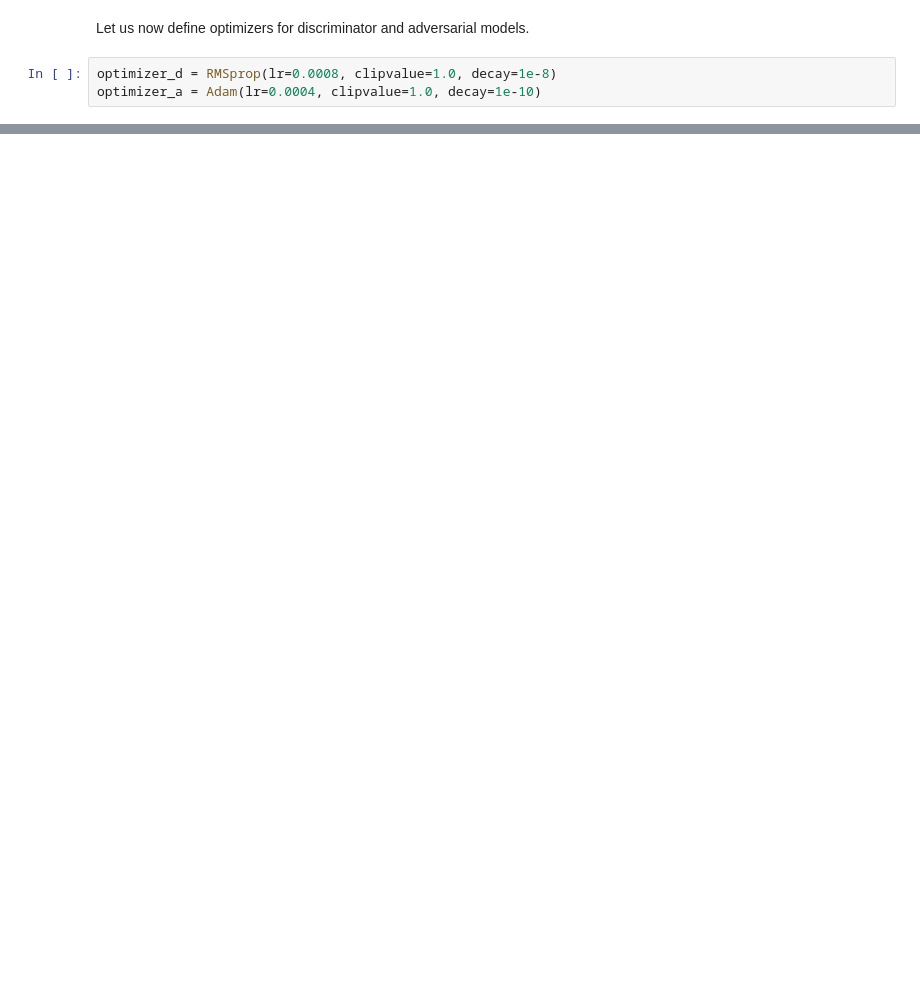
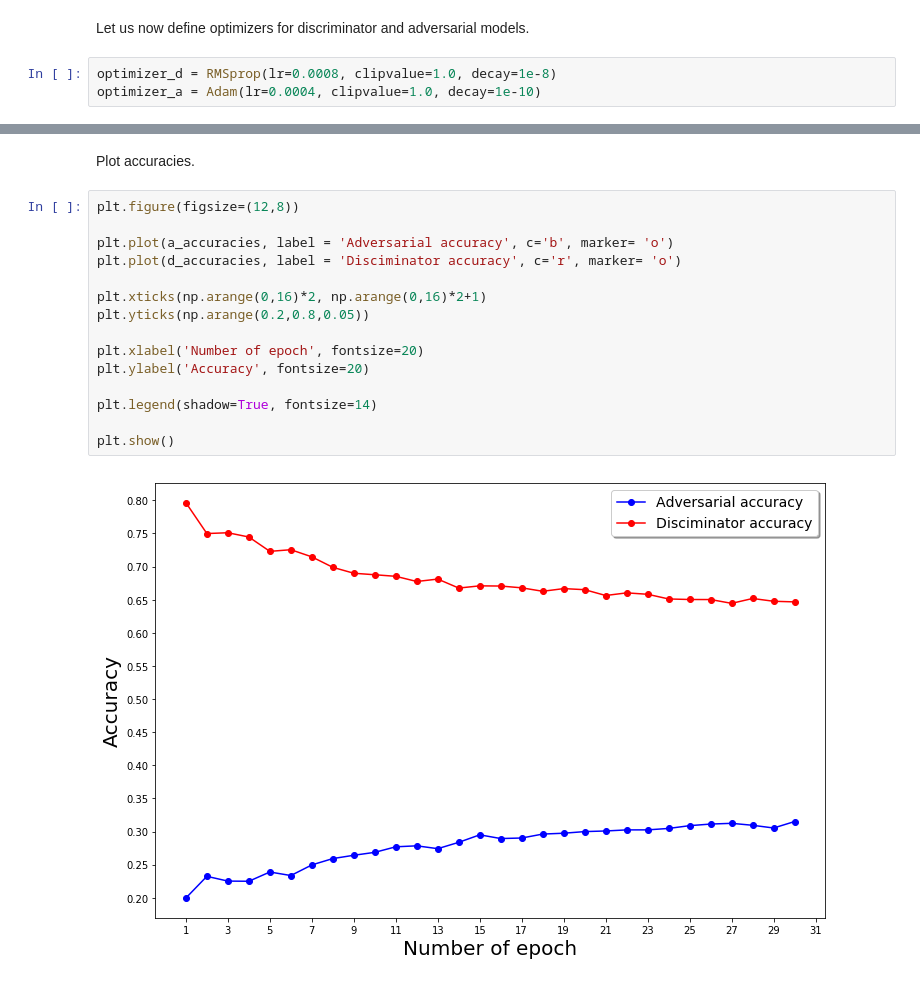
Before and after one commit to AgnieszkaZgo/GAN_on_MNIST, a Jupyter notebook: GAN_on_mnist_notebook.ipynb, the cells around one changed output, grey strips where cells are left out. Saved outputs shown, nothing was run; the diff lists cells and outputs as text; blank space fills up the shorter version.

```diff
--- a/GAN_on_mnist_notebook.ipynb
+++ b/GAN_on_mnist_notebook.ipynb
@@ -225,0 +231,19 @@ plt.show()
+# %% [markdown]
+Plot accuracies.
+# %%
+plt.figure(figsize=(12,8))
+
+plt.plot(a_accuracies, label = 'Adversarial accuracy', c='b', marker= 'o')
+plt.plot(d_accuracies, label = 'Disciminator accuracy', c='r', marker= 'o')
+
+plt.xticks(np.arange(0,16)*2, np.arange(0,16)*2+1)
+plt.yticks(np.arange(0.2,0.8,0.05))
+
+plt.xlabel('Number of epoch', fontsize=20)
+plt.ylabel('Accuracy', fontsize=20)
+
+plt.legend(shadow=True, fontsize=14)
+
+plt.show()
+# %% [output]
+[figure, added]
```
Also changed, not shown: parts of 21 cells of this notebook.
